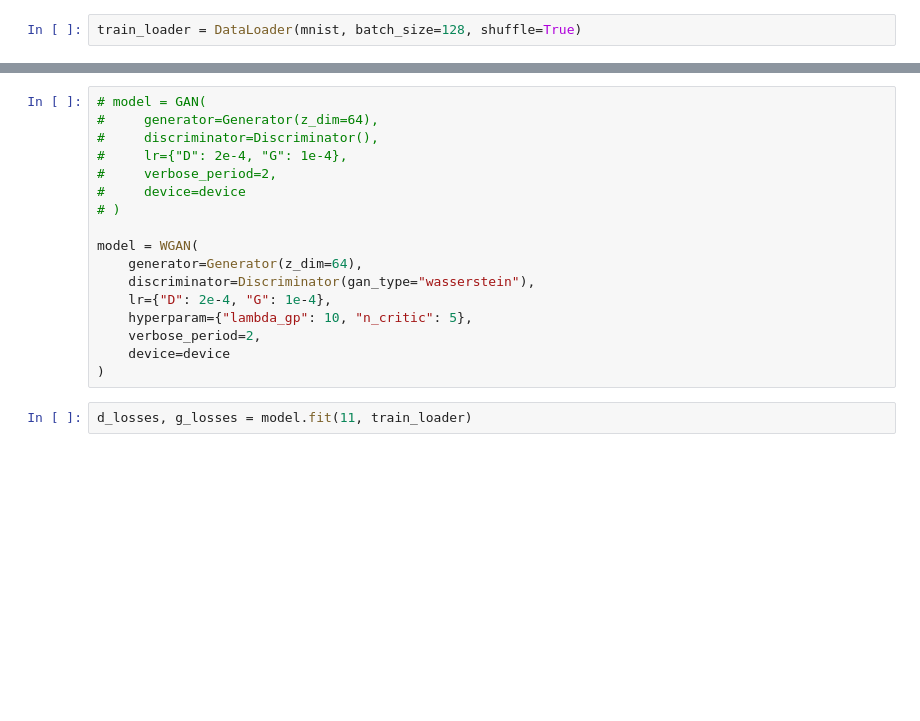
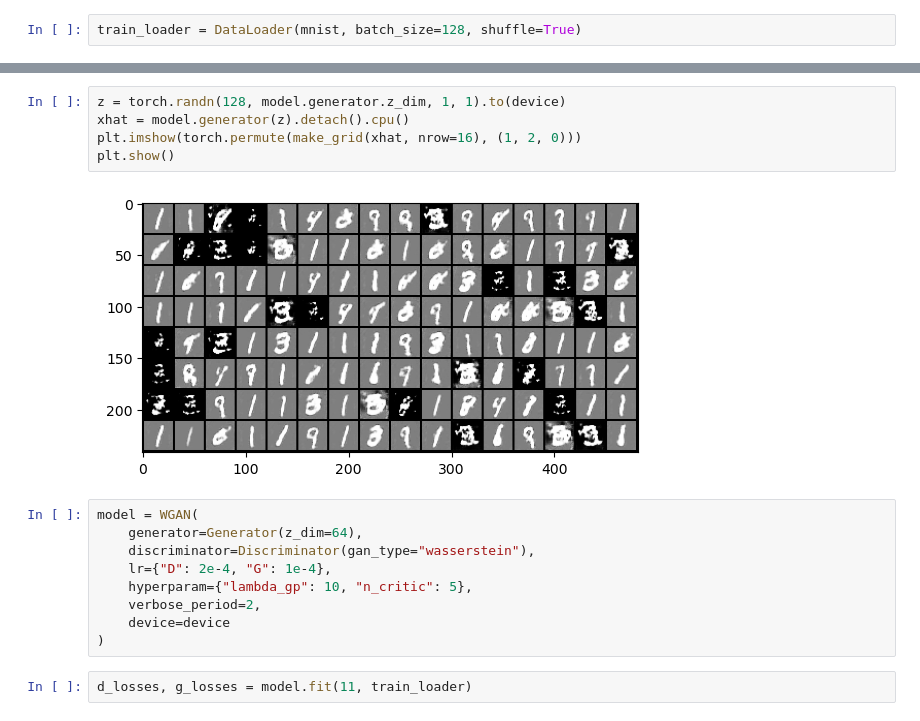
Before and after one commit to scotsun/clear-vae, a Jupyter notebook: gan/demo.ipynb, the cells around one changed output, grey strips where cells are left out. Saved outputs shown, nothing was run; the diff lists cells and outputs as text; blank space fills up the shorter version.

```diff
--- a/gan/demo.ipynb
+++ b/gan/demo.ipynb
@@ -64,12 +80,11 @@ plt.show()
+# %%
+z = torch.randn(128, model.generator.z_dim, 1, 1).to(device)
+xhat = model.generator(z).detach().cpu()
+plt.imshow(torch.permute(make_grid(xhat, nrow=16), (1, 2, 0)))
+plt.show()
+# %% [output]
+[figure, added]
 # %%
-# model = GAN(
-#     generator=Generator(z_dim=64),
-#     discriminator=Discriminator(),
-#     lr={"D": 2e-4, "G": 1e-4},
-#     verbose_period=2,
-#     device=device
-# )
-
 model = WGAN(
     generator=Generator(z_dim=64),
     discriminator=Discriminator(gan_type="wasserstein"),
```
Also changed, not shown: parts of 9 cells of this notebook, 2 other files.
